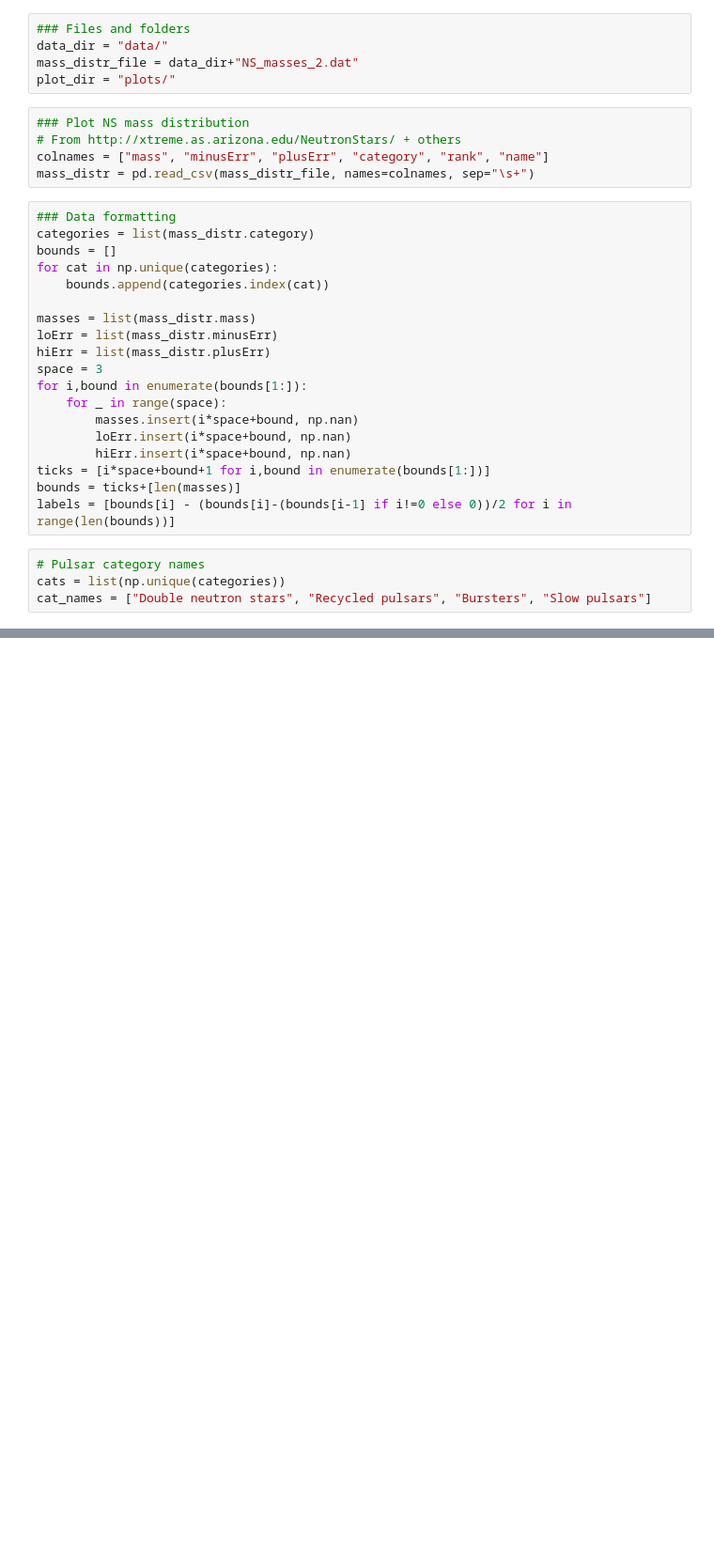
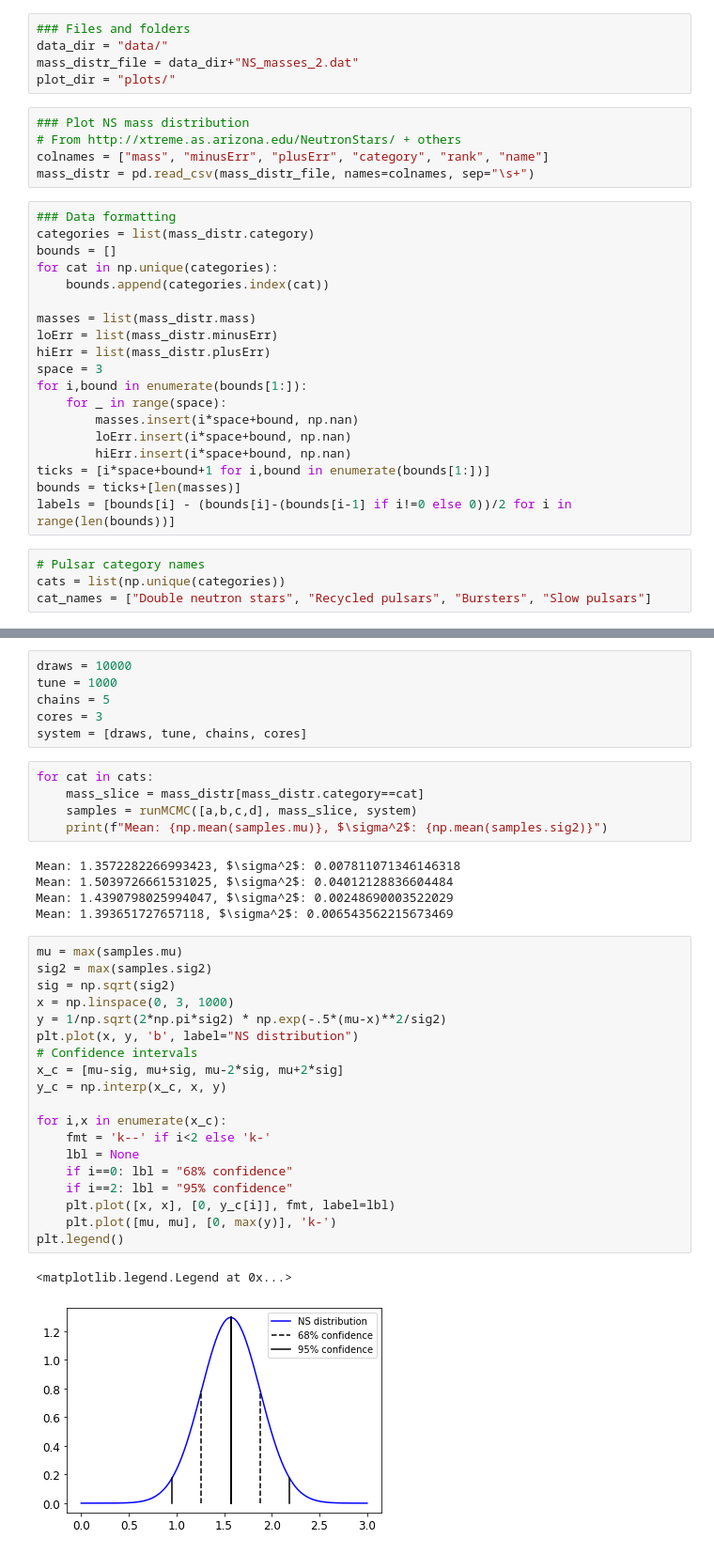
Before and after one commit to eramey16/stars_project, a Jupyter notebook: emily_nb.ipynb, the cells around one changed output, grey strips where cells are left out. Shown at 94% size. Saved outputs shown, nothing was run; the diff lists cells and outputs as text; blank space fills up the shorter version.

```diff
--- a/emily_nb.ipynb
+++ b/emily_nb.ipynb
@@ -167,0 +224,38 @@ plt.savefig(plot_dir+"DNS_fit.png")
+# %%
+draws = 10000
+tune = 1000
+chains = 5
+cores = 3
+system = [draws, tune, chains, cores]
+# %%
+for cat in cats:
+    mass_slice = mass_distr[mass_distr.category==cat]
+    samples = runMCMC([a,b,c,d], mass_slice, system)
+    print(f"Mean: {np.mean(samples.mu)}, $\sigma^2$: {np.mean(samples.sig2)}")
+# %% [output]
+Mean: 1.3572282266993423, $\sigma^2$: 0.007811071346146318
+Mean: 1.5039726661531025, $\sigma^2$: 0.04012128836604484
+Mean: 1.4390798025994047, $\sigma^2$: 0.00248690003522029
+Mean: 1.393651727657118, $\sigma^2$: 0.006543562215673469
+# %%
+mu = max(samples.mu)
+sig2 = max(samples.sig2)
+sig = np.sqrt(sig2)
+x = np.linspace(0, 3, 1000)
+y = 1/np.sqrt(2*np.pi*sig2) * np.exp(-.5*(mu-x)**2/sig2)
+plt.plot(x, y, 'b', label="NS distribution")
+# Confidence intervals
+x_c = [mu-sig, mu+sig, mu-2*sig, mu+2*sig]
+y_c = np.interp(x_c, x, y)
+
+for i,x in enumerate(x_c):
+    fmt = 'k--' if i<2 else 'k-'
+    lbl = None
+    if i==0: lbl = "68% confidence"
+    if i==2: lbl = "95% confidence"
+    plt.plot([x, x], [0, y_c[i]], fmt, label=lbl)
+    plt.plot([mu, mu], [0, max(y)], 'k-')
+plt.legend()
+# %% [output]
+<matplotlib.legend.Legend at 0x...>
+[figure, added]
```
Also changed, not shown: parts of 8 cells of this notebook, 2 other files.
